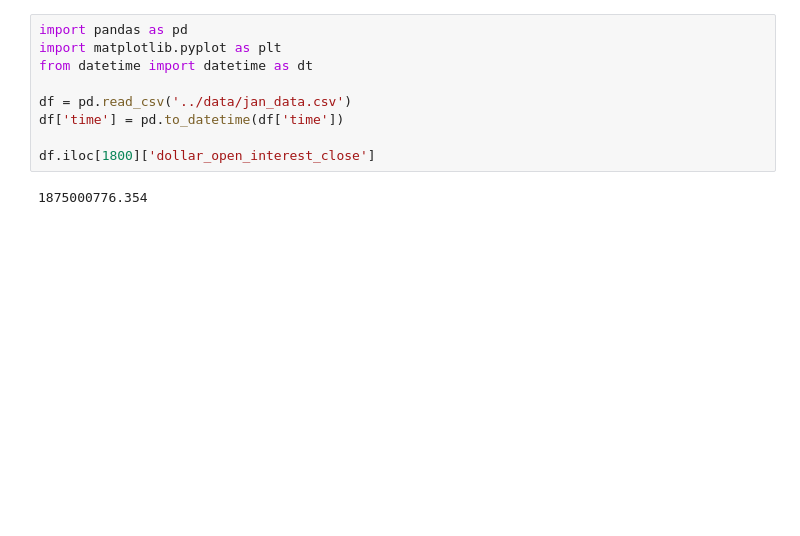
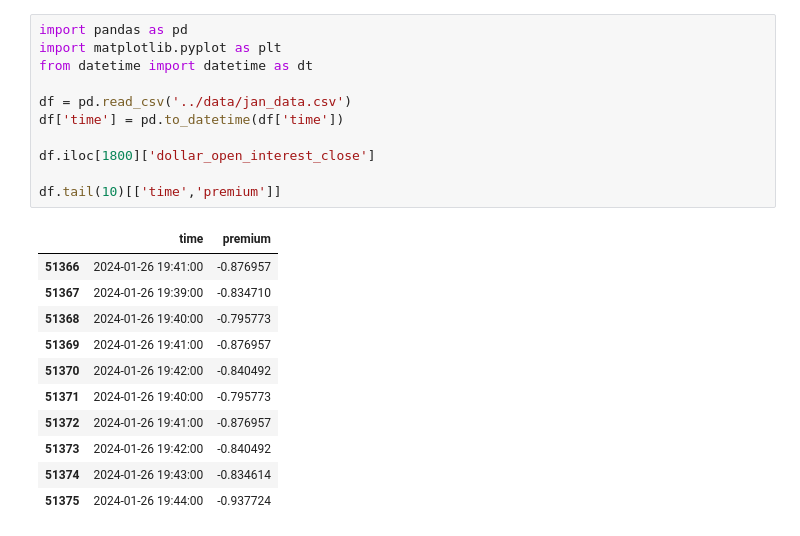
Before and after one commit to voskart/signal_generation, a Jupyter notebook: src/trend.ipynb, the cells around one changed output. Drawn from its saved outputs; the diff is of its cells as text; blank space fills up the shorter version.

```diff
--- a/src/trend.ipynb
+++ b/src/trend.ipynb
@@ -1,14 +1,26 @@
 # %%
 import pandas as pd
 import matplotlib.pyplot as plt
 from datetime import datetime as dt
 
 df = pd.read_csv('../data/jan_data.csv')
 df['time'] = pd.to_datetime(df['time'])
 
 df.iloc[1800]['dollar_open_interest_close']
+
+df.tail(10)[['time','premium']]
 # %% [output]
-1875000776.354
+|  | time | premium |
+| 51366 | 2024-01-26 19:41:00 | -0.876957 |
+| 51367 | 2024-01-26 19:39:00 | -0.834710 |
+| 51368 | 2024-01-26 19:40:00 | -0.795773 |
+| 51369 | 2024-01-26 19:41:00 | -0.876957 |
+| 51370 | 2024-01-26 19:42:00 | -0.840492 |
+| 51371 | 2024-01-26 19:40:00 | -0.795773 |
+| 51372 | 2024-01-26 19:41:00 | -0.876957 |
+| 51373 | 2024-01-26 19:42:00 | -0.840492 |
+| 51374 | 2024-01-26 19:43:00 | -0.834614 |
+| 51375 | 2024-01-26 19:44:00 | -0.937724 |
 # %%
 
 df['diff'] = df['dollar_open_interest_close'].diff()
```
Also changed, not shown: parts of 2 cells of this notebook, 3 other files.
